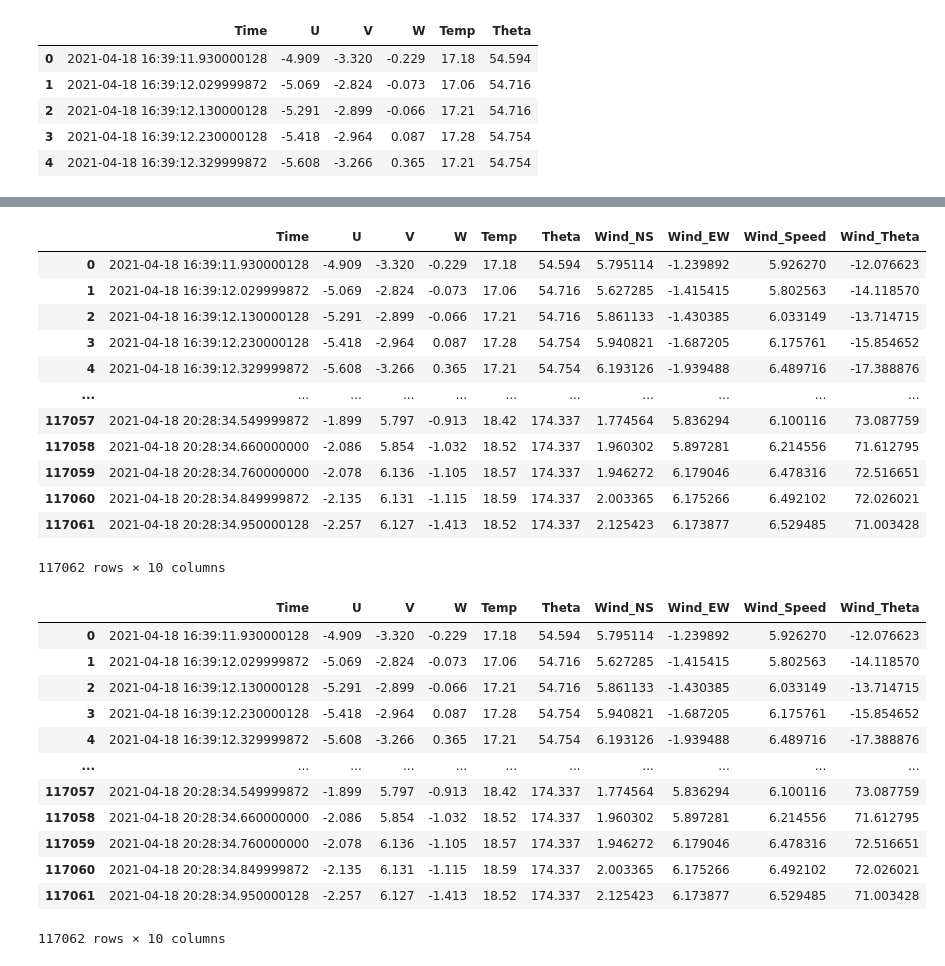
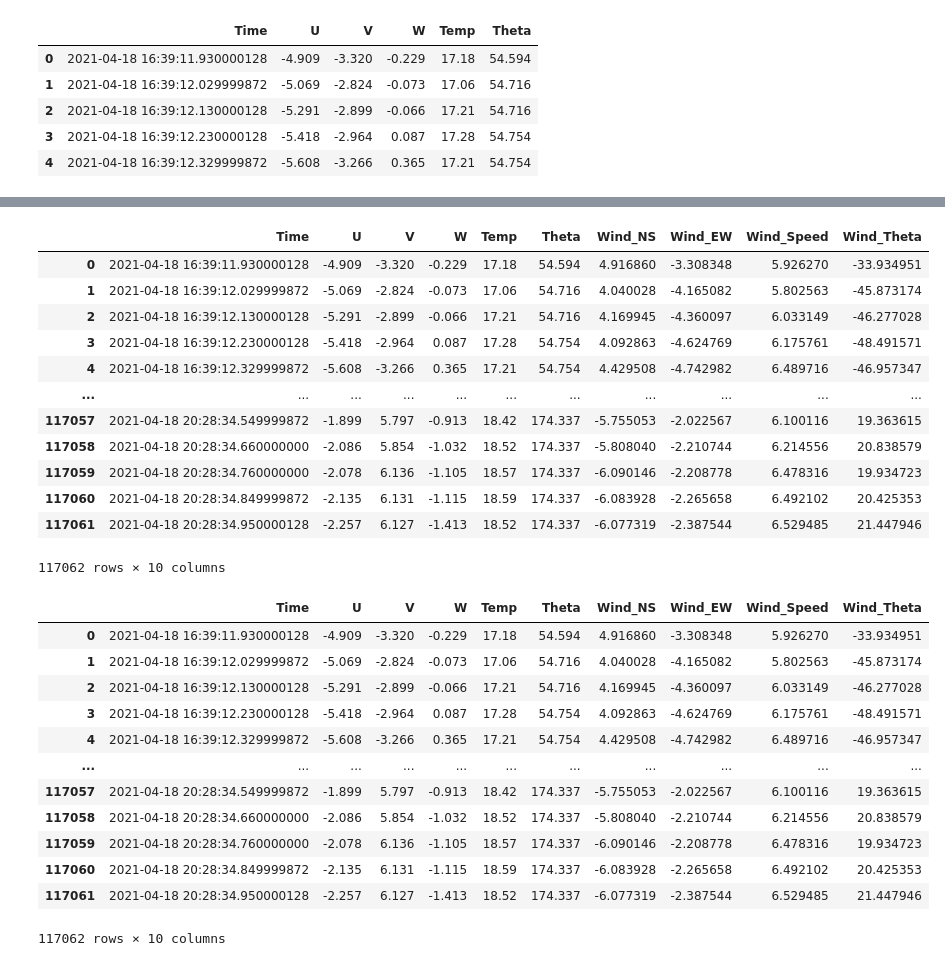
Before and after one commit to thanhtrant219/CoastGuard, a Jupyter notebook: Wind_data.ipynb, the cells around one changed output, grey strips where cells are left out. Cells and saved outputs as stored; diff of their text form; code cells hidden in the pictures.

```diff
--- a/Wind_data.ipynb
+++ b/Wind_data.ipynb
@@ -112,8 +112,8 @@ df.head()
 | 3 | 2021-04-18 16:39:12.230000128 | -5.418 | -2.964 | 0.087 | 17.28 | 54.754 |
 | 4 | 2021-04-18 16:39:12.329999872 | -5.608 | -3.266 | 0.365 | 17.21 | 54.754 |
 # %%
-ns = -df["U"]*np.sin(df["Theta"]) - df["V"]*np.cos(df["Theta"])
-ew = -df["U"]*np.cos(df["Theta"]) + df["V"]*np.sin(df["Theta"])
-df["Wind_NS"] = ns
-df["Wind_EW"] = ew
-df
+# ns = -df["U"]*np.sin(df["Theta"]) - df["V"]*np.cos(df["Theta"])
+# ew = -df["U"]*np.cos(df["Theta"]) + df["V"]*np.sin(df["Theta"])
+# df["Wind_NS"] = ns
+# df["Wind_EW"] = ew
+# df
@@ -134,22 +120,22 @@ df
 # %%
-ns = df["U"]*np.sin(df["Theta"]) + df["V"]*np.cos(df["Theta"])
-ew = df["U"]*np.cos(df["Theta"]) - df["V"]*np.sin(df["Theta"])
+ns = df["V"]*np.sin(df["Theta"]) + df["U"]*np.cos(df["Theta"])
+ew = df["V"]*np.cos(df["Theta"]) - df["U"]*np.sin(df["Theta"])
 df["Wind_NS"] = ns
 df["Wind_EW"] = ew
 df
 # %% [output]
 |  | Time | U | V | W | Temp | Theta | Wind_NS | Wind_EW | Wind_Speed | Wind_Theta |
-| 0 | 2021-04-18 16:39:11.930000128 | -4.909 | -3.320 | -0.229 | 17.18 | 54.594 | 5.795114 | -1.239892 | 5.926270 | -12.076623 |
-| 1 | 2021-04-18 16:39:12.029999872 | -5.069 | -2.824 | -0.073 | 17.06 | 54.716 | 5.627285 | -1.415415 | 5.802563 | -14.118570 |
-| 2 | 2021-04-18 16:39:12.130000128 | -5.291 | -2.899 | -0.066 | 17.21 | 54.716 | 5.861133 | -1.430385 | 6.033149 | -13.714715 |
-| 3 | 2021-04-18 16:39:12.230000128 | -5.418 | -2.964 | 0.087 | 17.28 | 54.754 | 5.940821 | -1.687205 | 6.175761 | -15.854652 |
-| 4 | 2021-04-18 16:39:12.329999872 | -5.608 | -3.266 | 0.365 | 17.21 | 54.754 | 6.193126 | -1.939488 | 6.489716 | -17.388876 |
+| 0 | 2021-04-18 16:39:11.930000128 | -4.909 | -3.320 | -0.229 | 17.18 | 54.594 | 4.916860 | -3.308348 | 5.926270 | -33.934951 |
+| 1 | 2021-04-18 16:39:12.029999872 | -5.069 | -2.824 | -0.073 | 17.06 | 54.716 | 4.040028 | -4.165082 | 5.802563 | -45.873174 |
+| 2 | 2021-04-18 16:39:12.130000128 | -5.291 | -2.899 | -0.066 | 17.21 | 54.716 | 4.169945 | -4.360097 | 6.033149 | -46.277028 |
+| 3 | 2021-04-18 16:39:12.230000128 | -5.418 | -2.964 | 0.087 | 17.28 | 54.754 | 4.092863 | -4.624769 | 6.175761 | -48.491571 |
+| 4 | 2021-04-18 16:39:12.329999872 | -5.608 | -3.266 | 0.365 | 17.21 | 54.754 | 4.429508 | -4.742982 | 6.489716 | -46.957347 |
 | ... | ... | ... | ... | ... | ... | ... | ... | ... | ... | ... |
-| 117057 | 2021-04-18 20:28:34.549999872 | -1.899 | 5.797 | -0.913 | 18.42 | 174.337 | 1.774564 | 5.836294 | 6.100116 | 73.087759 |
-| 117058 | 2021-04-18 20:28:34.660000000 | -2.086 | 5.854 | -1.032 | 18.52 | 174.337 | 1.960302 | 5.897281 | 6.214556 | 71.612795 |
-| 117059 | 2021-04-18 20:28:34.760000000 | -2.078 | 6.136 | -1.105 | 18.57 | 174.337 | 1.946272 | 6.179046 | 6.478316 | 72.516651 |
-| 117060 | 2021-04-18 20:28:34.849999872 | -2.135 | 6.131 | -1.115 | 18.59 | 174.337 | 2.003365 | 6.175266 | 6.492102 | 72.026021 |
-| 117061 | 2021-04-18 20:28:34.950000128 | -2.257 | 6.127 | -1.413 | 18.52 | 174.337 | 2.125423 | 6.173877 | 6.529485 | 71.003428 |
+| 117057 | 2021-04-18 20:28:34.549999872 | -1.899 | 5.797 | -0.913 | 18.42 | 174.337 | -5.755053 | -2.022567 | 6.100116 | 19.363615 |
+| 117058 | 2021-04-18 20:28:34.660000000 | -2.086 | 5.854 | -1.032 | 18.52 | 174.337 | -5.808040 | -2.210744 | 6.214556 | 20.838579 |
+| 117059 | 2021-04-18 20:28:34.760000000 | -2.078 | 6.136 | -1.105 | 18.57 | 174.337 | -6.090146 | -2.208778 | 6.478316 | 19.934723 |
+| 117060 | 2021-04-18 20:28:34.849999872 | -2.135 | 6.131 | -1.115 | 18.59 | 174.337 | -6.083928 | -2.265658 | 6.492102 | 20.425353 |
+| 117061 | 2021-04-18 20:28:34.950000128 | -2.257 | 6.127 | -1.413 | 18.52 | 174.337 | -6.077319 | -2.387544 | 6.529485 | 21.447946 |
 117062 rows × 10 columns
 # %%
 # df['Wind_Speed'] = (df.U*df.U + df.V*df.V)**(0.5)
@@ -159,17 +145,17 @@ df['Wind_Theta'] = np.degrees(np.arctan(df.Wind_EW/df.Wind_NS))
 df
 # %% [output]
 |  | Time | U | V | W | Temp | Theta | Wind_NS | Wind_EW | Wind_Speed | Wind_Theta |
-| 0 | 2021-04-18 16:39:11.930000128 | -4.909 | -3.320 | -0.229 | 17.18 | 54.594 | 5.795114 | -1.239892 | 5.926270 | -12.076623 |
-| 1 | 2021-04-18 16:39:12.029999872 | -5.069 | -2.824 | -0.073 | 17.06 | 54.716 | 5.627285 | -1.415415 | 5.802563 | -14.118570 |
-| 2 | 2021-04-18 16:39:12.130000128 | -5.291 | -2.899 | -0.066 | 17.21 | 54.716 | 5.861133 | -1.430385 | 6.033149 | -13.714715 |
-| 3 | 2021-04-18 16:39:12.230000128 | -5.418 | -2.964 | 0.087 | 17.28 | 54.754 | 5.940821 | -1.687205 | 6.175761 | -15.854652 |
-| 4 | 2021-04-18 16:39:12.329999872 | -5.608 | -3.266 | 0.365 | 17.21 | 54.754 | 6.193126 | -1.939488 | 6.489716 | -17.388876 |
+| 0 | 2021-04-18 16:39:11.930000128 | -4.909 | -3.320 | -0.229 | 17.18 | 54.594 | 4.916860 | -3.308348 | 5.926270 | -33.934951 |
+| 1 | 2021-04-18 16:39:12.029999872 | -5.069 | -2.824 | -0.073 | 17.06 | 54.716 | 4.040028 | -4.165082 | 5.802563 | -45.873174 |
+| 2 | 2021-04-18 16:39:12.130000128 | -5.291 | -2.899 | -0.066 | 17.21 | 54.716 | 4.169945 | -4.360097 | 6.033149 | -46.277028 |
+| 3 | 2021-04-18 16:39:12.230000128 | -5.418 | -2.964 | 0.087 | 17.28 | 54.754 | 4.092863 | -4.624769 | 6.175761 | -48.491571 |
+| 4 | 2021-04-18 16:39:12.329999872 | -5.608 | -3.266 | 0.365 | 17.21 | 54.754 | 4.429508 | -4.742982 | 6.489716 | -46.957347 |
 | ... | ... | ... | ... | ... | ... | ... | ... | ... | ... | ... |
-| 117057 | 2021-04-18 20:28:34.549999872 | -1.899 | 5.797 | -0.913 | 18.42 | 174.337 | 1.774564 | 5.836294 | 6.100116 | 73.087759 |
-| 117058 | 2021-04-18 20:28:34.660000000 | -2.086 | 5.854 | -1.032 | 18.52 | 174.337 | 1.960302 | 5.897281 | 6.214556 | 71.612795 |
-| 117059 | 2021-04-18 20:28:34.760000000 | -2.078 | 6.136 | -1.105 | 18.57 | 174.337 | 1.946272 | 6.179046 | 6.478316 | 72.516651 |
-| 117060 | 2021-04-18 20:28:34.849999872 | -2.135 | 6.131 | -1.115 | 18.59 | 174.337 | 2.003365 | 6.175266 | 6.492102 | 72.026021 |
-| 117061 | 2021-04-18 20:28:34.950000128 | -2.257 | 6.127 | -1.413 | 18.52 | 174.337 | 2.125423 | 6.173877 | 6.529485 | 71.003428 |
+| 117057 | 2021-04-18 20:28:34.549999872 | -1.899 | 5.797 | -0.913 | 18.42 | 174.337 | -5.755053 | -2.022567 | 6.100116 | 19.363615 |
+| 117058 | 2021-04-18 20:28:34.660000000 | -2.086 | 5.854 | -1.032 | 18.52 | 174.337 | -5.808040 | -2.210744 | 6.214556 | 20.838579 |
+| 117059 | 2021-04-18 20:28:34.760000000 | -2.078 | 6.136 | -1.105 | 18.57 | 174.337 | -6.090146 | -2.208778 | 6.478316 | 19.934723 |
+| 117060 | 2021-04-18 20:28:34.849999872 | -2.135 | 6.131 | -1.115 | 18.59 | 174.337 | -6.083928 | -2.265658 | 6.492102 | 20.425353 |
+| 117061 | 2021-04-18 20:28:34.950000128 | -2.257 | 6.127 | -1.413 | 18.52 | 174.337 | -6.077319 | -2.387544 | 6.529485 | 21.447946 |
 117062 rows × 10 columns
 # %%
 df.to_csv(r'./Data/wind_data_processed.csv', index = False)
```
Also changed, not shown: parts of 2 cells of this notebook, 3 other files.
